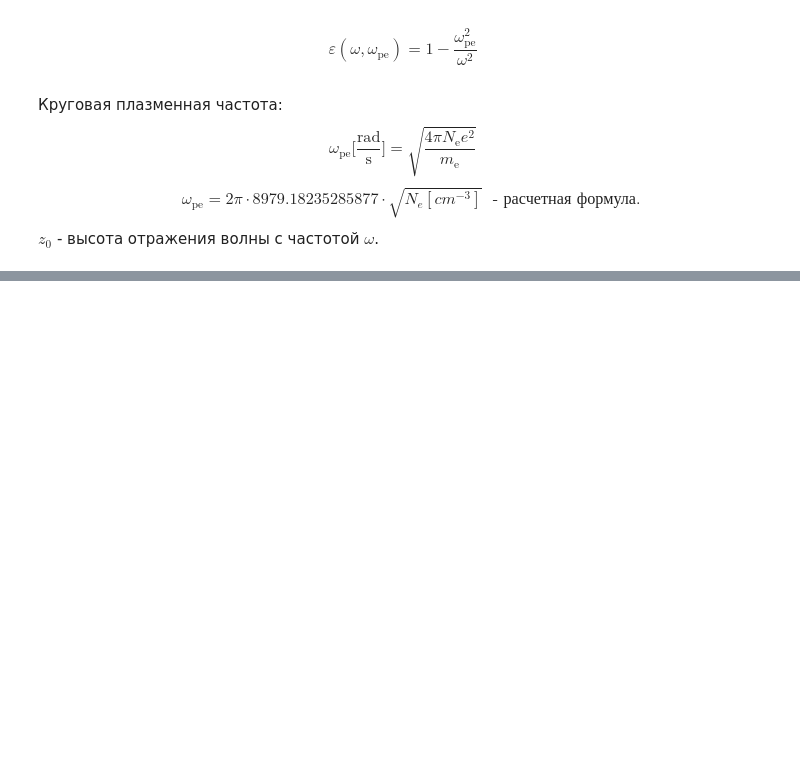
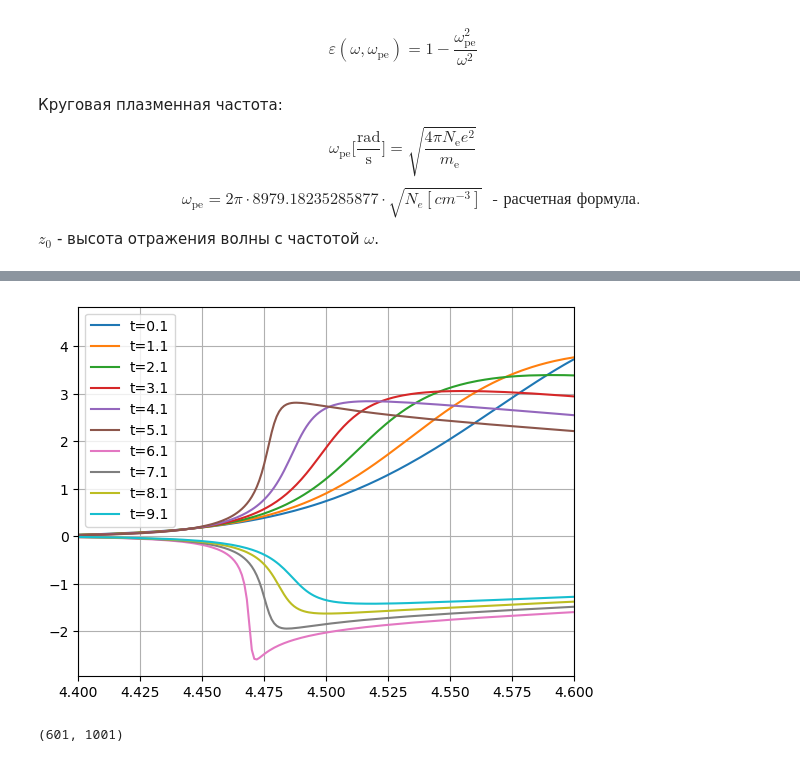
Before and after one commit to ashindin/MDS_method, a Jupyter notebook: 02_calculation_of_phase_variations/calculation_of_phase_variations.ipynb, the cells around one changed output, grey strips where cells are left out. Saved outputs shown, nothing was run; the diff lists cells and outputs as text; code cells hidden in the pictures; blank space fills up the shorter version.

```diff
--- a/02_calculation_of_phase_variations/calculation_of_phase_variations.ipynb
+++ b/02_calculation_of_phase_variations/calculation_of_phase_variations.ipynb
@@ -47,6 +57,13 @@ end
 # %%
-# for i=26:27
-#     plot(f_axe/1e6,DPhi[i,:],label=string("t=",t_axe[i]))
-# end
-# grid()
-# legend();
+for i=2:10:101
+    plot(f_axe/1e6,DPhi[i,:],label=string("t=",t_axe[i]))
+end
+xlim(4.4,4.6)
+grid()
+legend();
+# %% [output]
+[figure, added]
+# %%
+size(DPhi)
+# %% [output]
+(601, 1001)
```
Also changed, not shown: parts of 7 cells of this notebook, 4 other files.
